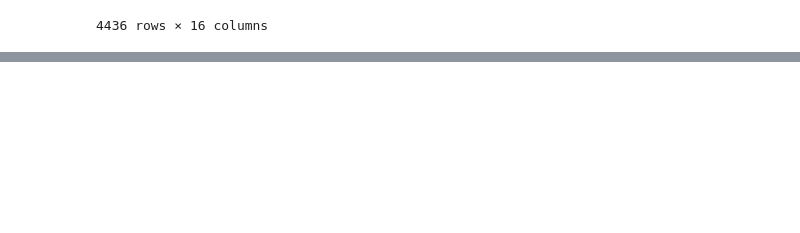
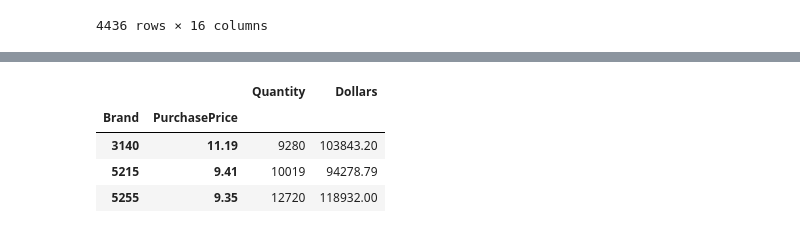
Before and after one commit to 1sazzad/vendor-performance-analytics, a Jupyter notebook: Exploratory_Data_Analysis.ipynb, the cells around one changed output, grey strips where cells are left out. Saved outputs shown, nothing was run; the diff lists cells and outputs as text; code cells hidden in the pictures; blank space fills up the shorter version.

```diff
--- a/Exploratory_Data_Analysis.ipynb
+++ b/Exploratory_Data_Analysis.ipynb
@@ -114,0 +146,8 @@ vendor_invoice
+# %%
+purchases.groupby(['Brand', 'PurchasePrice'])[['Quantity', 'Dollars']].sum()
+# %% [output]
+|  |  | Quantity | Dollars |
+| Brand | PurchasePrice |  |  |
+| 3140 | 11.19 | 9280 | 103843.20 |
+| 5215 | 9.41 | 10019 | 94278.79 |
+| 5255 | 9.35 | 12720 | 118932.00 |
```
Also changed, not shown: parts of 4 cells of this notebook.
